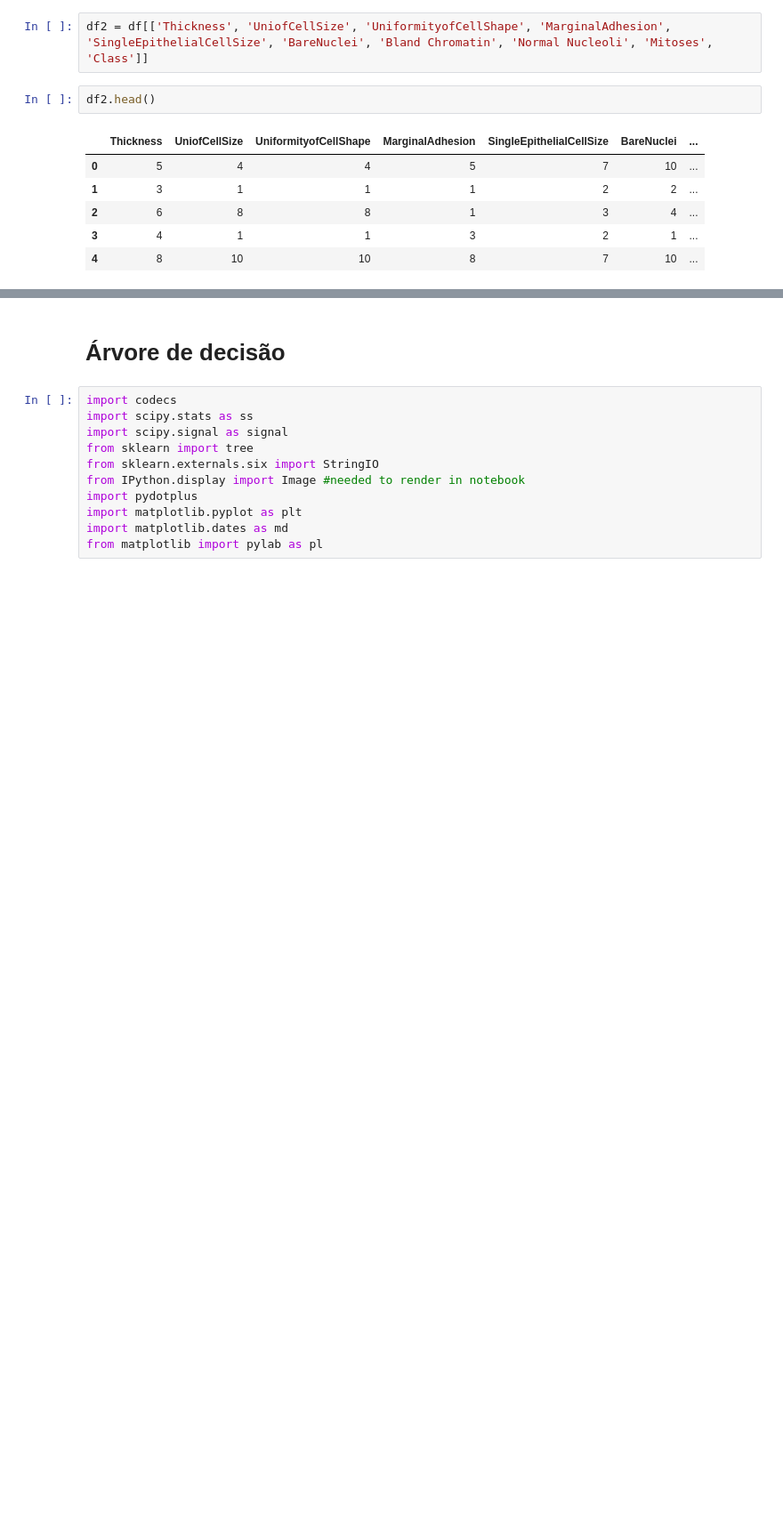
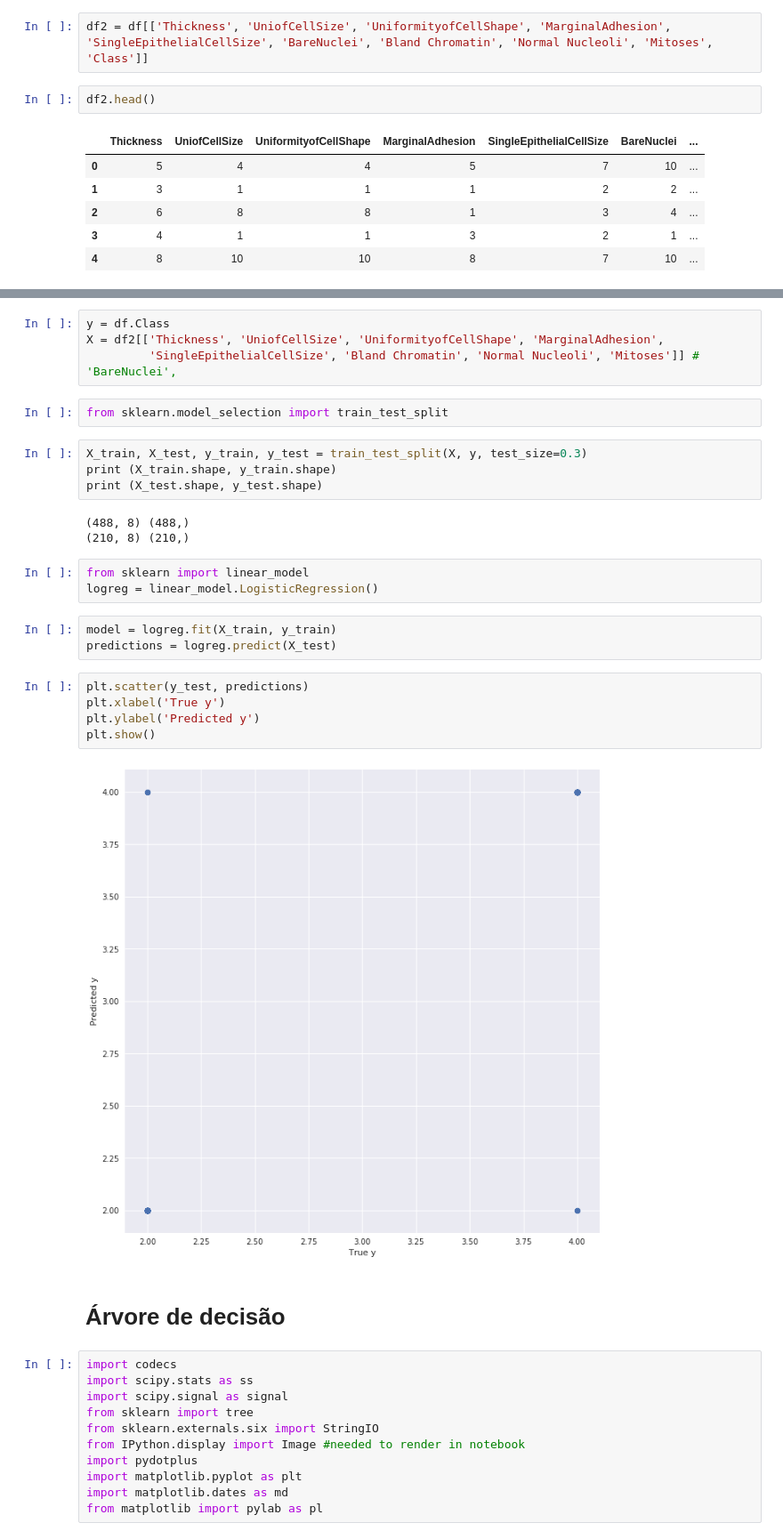
Before and after one commit to kalinest/DataScienceProject, a Jupyter notebook: Wisconsin Breast Cancer Database Analysis.ipynb, the cells around one changed output, grey strips where cells are left out. Shown at 89% size. Drawn from its saved outputs; the diff is of its cells as text; blank space fills up the shorter version.

```diff
--- a/Wisconsin Breast Cancer Database Analysis.ipynb
+++ b/Wisconsin Breast Cancer Database Analysis.ipynb
@@ -84,3 +141,29 @@ Taxa de tumores malignos: 34.52722063037249%
+# %%
+y = df.Class
+X = df2[['Thickness', 'UniofCellSize', 'UniformityofCellShape', 'MarginalAdhesion',
+         'SingleEpithelialCellSize', 'Bland Chromatin', 'Normal Nucleoli', 'Mitoses']] # 'BareNuclei',
+# %%
+from sklearn.model_selection import train_test_split
+# %%
+X_train, X_test, y_train, y_test = train_test_split(X, y, test_size=0.3)
+print (X_train.shape, y_train.shape)
+print (X_test.shape, y_test.shape)
+# %% [output]
+(488, 8) (488,)
+(210, 8) (210,)
+# %%
+from sklearn import linear_model
+logreg = linear_model.LogisticRegression()
+# %%
+model = logreg.fit(X_train, y_train)
+predictions = logreg.predict(X_test)
+# %%
+plt.scatter(y_test, predictions)
+plt.xlabel('True y')
+plt.ylabel('Predicted y')
+plt.show()
+# %% [output]
+[figure, added]
 # %% [markdown]
 # Árvore de decisão
 # %%
```
Also changed, not shown: parts of 19 cells of this notebook.
